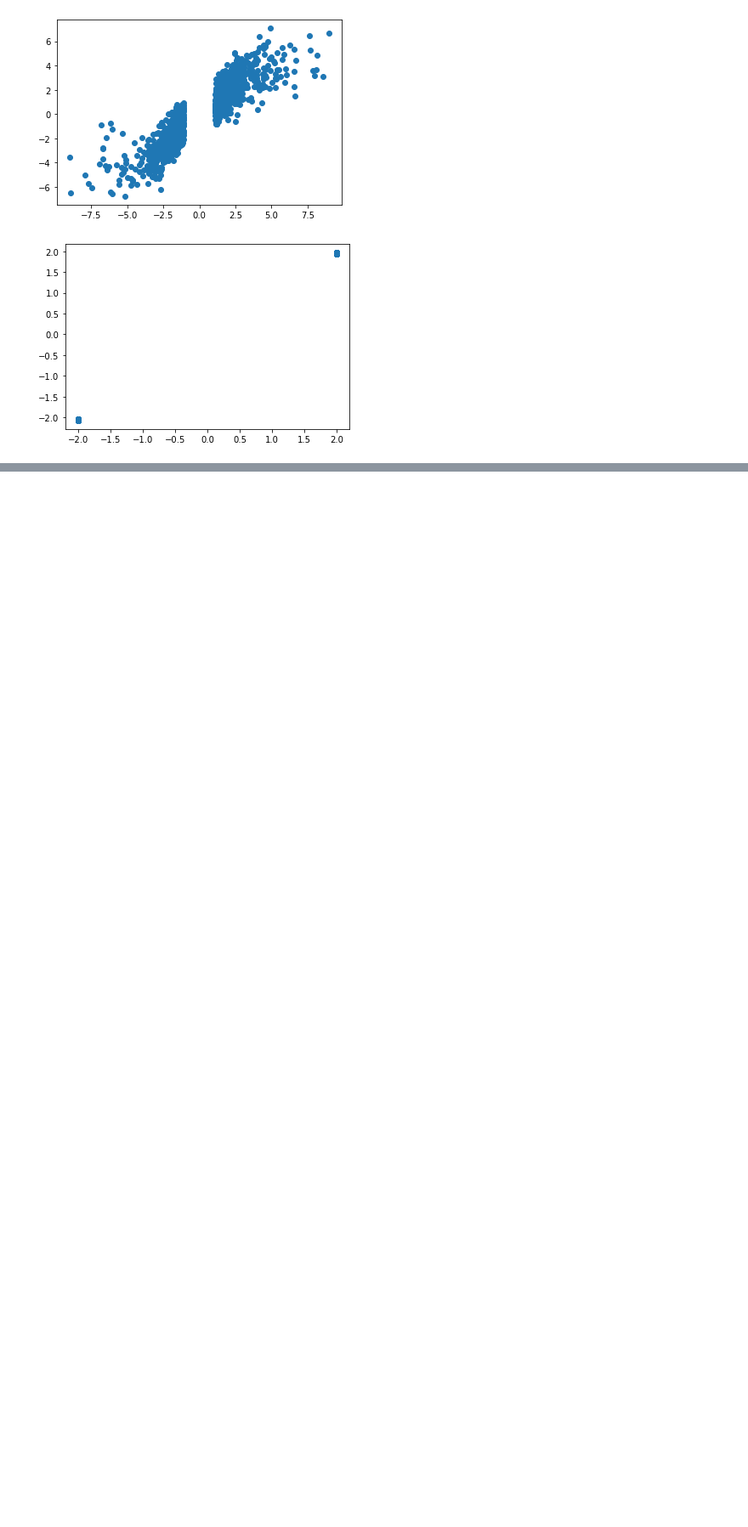
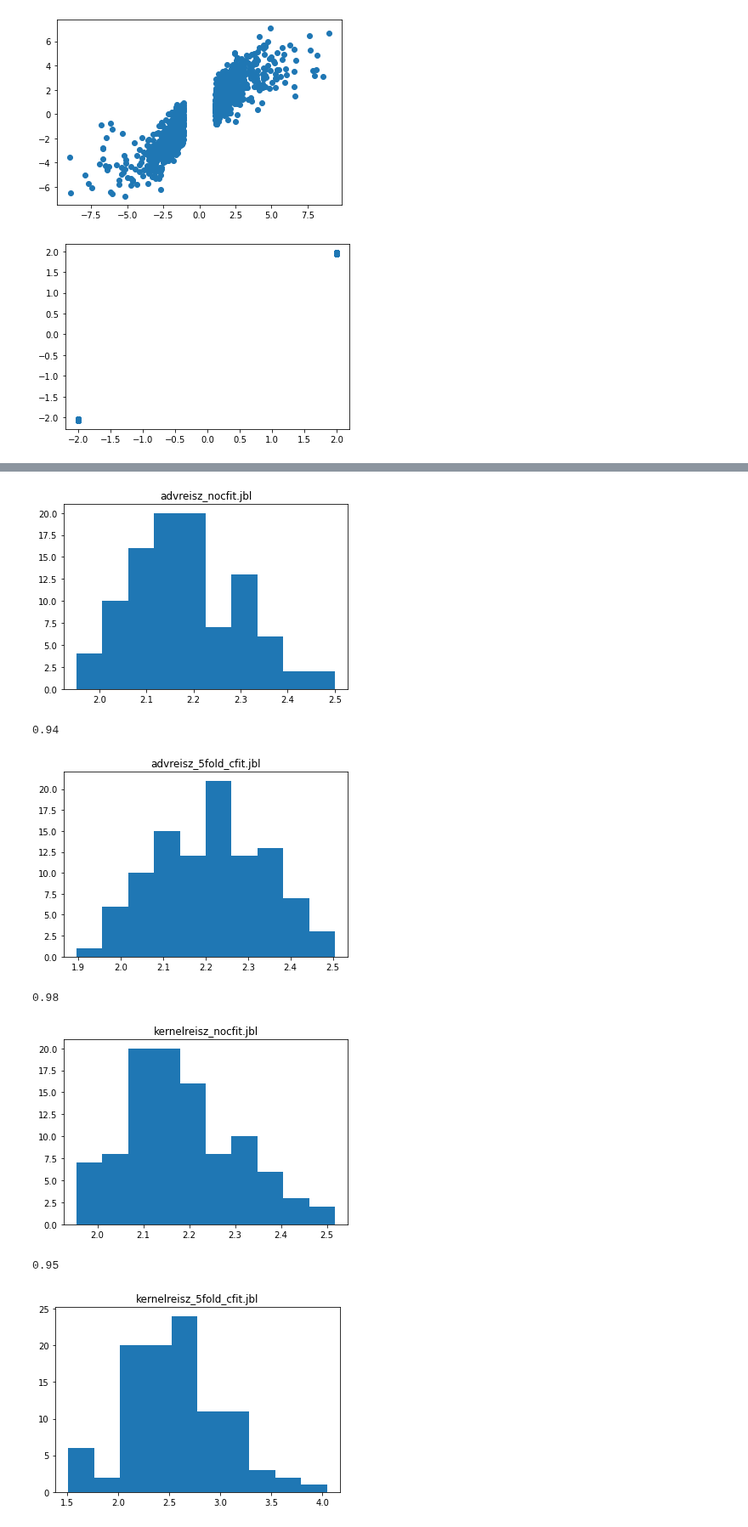
Before and after one commit to syrgkanislab/adversarial_reisz, a Jupyter notebook: LinearAdversarialReisz-local.ipynb, the cells around one changed output, grey strips where cells are left out. Shown at 85% size. Drawn from its saved outputs; the diff is of its cells as text; code cells hidden in the pictures; blank space fills up the shorter version.

```diff
--- a/LinearAdversarialReisz-local.ipynb
+++ b/LinearAdversarialReisz-local.ipynb
@@ -538,10 +538,20 @@ plt.scatter(true_reisz(Xtest, true_propensity), pred)
 plt.show()
 # %% [output]
 [figure]
+# %%
+def mean_ci(data, confidence=0.95):
+    a = 1.0 * np.array(data)
+    n = len(a)
+    m, se = np.mean(a), scipy.stats.sem(a)
+    h = se * scipy.stats.t.ppf((1 + confidence) / 2., n-1)
+    return m, m-h, m+h
 # %%
 import pandas as pd
 from joblib import Parallel, delayed
 from sklearn.model_selection import KFold
+from sklearn.linear_model import LassoCV, Lasso, LogisticRegressionCV
+from sklearn.pipeline import Pipeline
+from sklearn.preprocessing import PolynomialFeatures, StandardScaler
 
 def cfit_exp(it, splin_fn):
     df = pd.read_csv(f'rahul/sim_{it}.csv', index_col=0)
@@ -553,7 +563,8 @@ def cfit_exp(it, splin_fn):
     for train, test in KFold(n_splits=5).split(X):
         splin = splin_fn().fit(X[train])
         a_pred[test] = splin.predict(X[test])
-        est = Pipeline([('p', PolynomialFeatures(degree=1)), ('l', Lasso(alpha=.1))]).fit(X[train], y[train])
+        est = Pipeline([('p', PolynomialFeatures(degree=1)), ('sc', StandardScaler()),
+                        ('l', Lasso(alpha=.1))]).fit(X[train], y[train])
         reg_pred[test] = est.predict(X[test])
         moment_pred[test] = moment_fn(X[test], est.predict)
 
@@ -587,6 +607,6 @@ joblib.dump(results, 'advreisz_5fold_cfit.jbl')
 # %%
 splin_fn = lambda: KernelReisz(kernel=kernel, regl=6e-5)
-results = Parallel(n_jobs=-1, verbose=3)(delayed(exp)(it, splin_fn) for it in np.arange(1, 9).astype(int))
+results = Parallel(n_jobs=-1, verbose=3)(delayed(exp)(it, splin_fn) for it in np.arange(1, 101).astype(int))
 joblib.dump(results, 'kernelreisz_nocfit.jbl')
-results = Parallel(n_jobs=-1, verbose=3)(delayed(cfit_exp)(it, splin_fn) for it in np.arange(1, 9).astype(int))
+results = Parallel(n_jobs=-1, verbose=3)(delayed(cfit_exp)(it, splin_fn) for it in np.arange(1, 101).astype(int))
 joblib.dump(results, 'kernelreisz_5fold_cfit.jbl')
@@ -592,0 +621,17 @@ joblib.dump(results, 'kernelreisz_5fold_cfit.jbl')
+# %%
+for var in ['advreisz_nocfit.jbl', 'advreisz_5fold_cfit.jbl',
+            'kernelreisz_nocfit.jbl', 'kernelreisz_5fold_cfit.jbl']:
+    results = joblib.load(var)
+    results = np.array(results)
+    plt.hist(results[:, 0])
+    plt.title(var)
+    plt.show()
+    print(np.mean((results[:, 1] <= true) & (results[:, 2] >= true)))
+# %% [output]
+[figure, added]
+0.94
+[figure, added]
+0.98
+[figure, added]
+0.95
+[figure, added]
```
Also changed, not shown: parts of 4 cells of this notebook.
